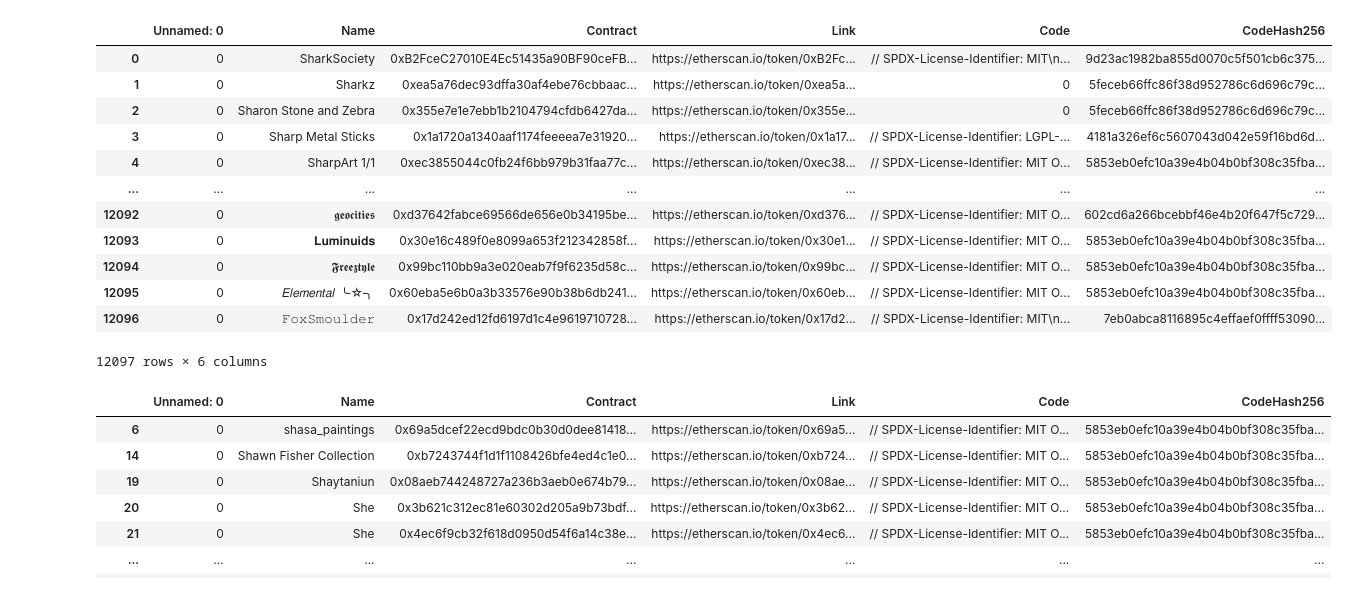
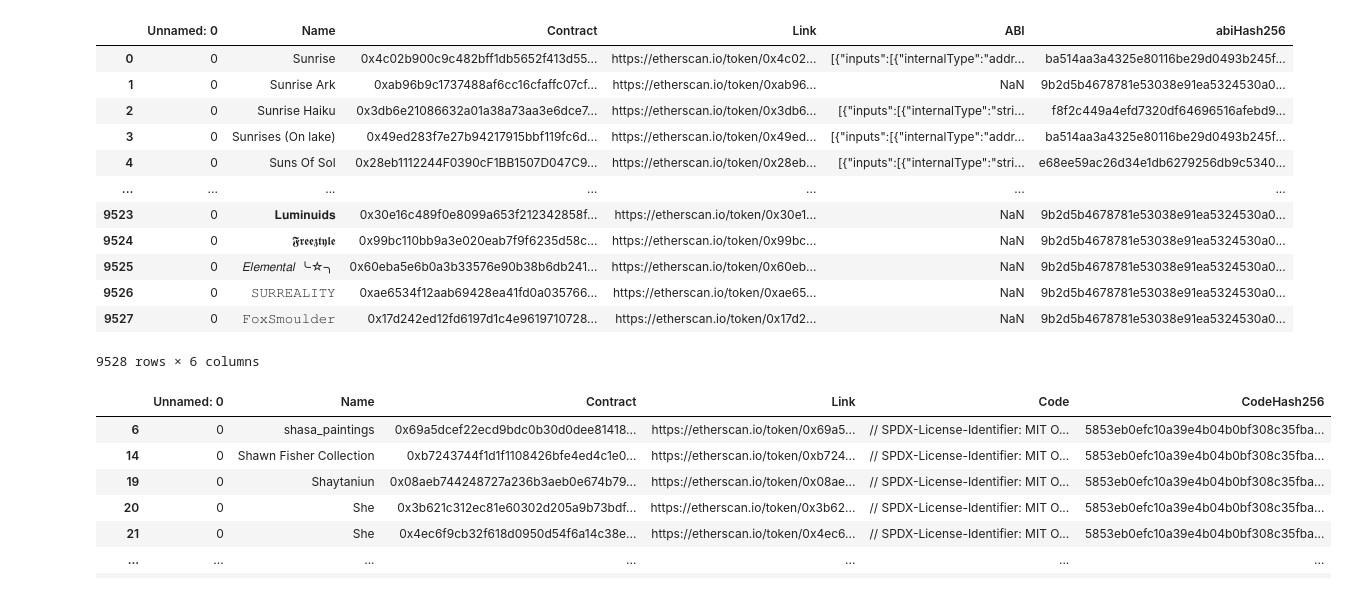
Before and after one commit to alexfrancow/nfts_research, a Jupyter notebook: Untitled.ipynb, the cells around one changed output. Saved outputs shown, nothing was run; the diff lists cells and outputs as text; code cells hidden in the pictures.

```diff
--- a/Untitled.ipynb
+++ b/Untitled.ipynb
@@ -145,27 +145,27 @@ df
 # %%
-df = pd.read_csv('data122.csv')
+df = pd.read_excel('data105_abi.xlsx')
 
 # replace none value in code with empty string
-df.replace(to_replace=[None], value=0, inplace=True)
+df.replace(to_replace=['NaN'], value=0, inplace=True)
 
 # create a new column with the hash 256 of the code column
 import hashlib
-df['CodeHash256'] = df['Code'].apply(lambda x: hashlib.sha256((str(x)).encode('utf-8')).hexdigest())
+df['abiHash256'] = df['ABI'].apply(lambda x: hashlib.sha256((str(x)).encode('utf-8')).hexdigest())
 df
 # %% [output]
-|  | Unnamed: 0 | Name | Contract | Link | Code | CodeHash256 |
-| 0 | 0 | SharkSociety | 0xB2FceC27010E4Ec51435a90BF90ceFB... | https://etherscan.io/token/0xB2Fc... | // SPDX-License-Identifier: MIT\n... | 9d23ac1982ba855d0070c5f501cb6c375... |
-| 1 | 0 | Sharkz | 0xea5a76dec93dffa30af4ebe76cbbaac... | https://etherscan.io/token/0xea5a... | 0 | 5feceb66ffc86f38d952786c6d696c79c... |
-| 2 | 0 | Sharon Stone and Zebra | 0x355e7e1e7ebb1b2104794cfdb6427da... | https://etherscan.io/token/0x355e... | 0 | 5feceb66ffc86f38d952786c6d696c79c... |
-| 3 | 0 | Sharp Metal Sticks | 0x1a1720a1340aaf1174feeeea7e31920... | https://etherscan.io/token/0x1a17... | // SPDX-License-Identifier: LGPL-... | 4181a326ef6c5607043d042e59f16bd6d... |
-| 4 | 0 | SharpArt 1/1 | 0xec3855044c0fb24f6bb979b31faa77c... | https://etherscan.io/token/0xec38... | // SPDX-License-Identifier: MIT O... | 5853eb0efc10a39e4b04b0bf308c35fba... |
+|  | Unnamed: 0 | Name | Contract | Link | ABI | abiHash256 |
+| 0 | 0 | Sunrise | 0x4c02b900c9c482bff1db5652f413d55... | https://etherscan.io/token/0x4c02... | [{"inputs":[{"internalType":"addr... | ba514aa3a4325e80116be29d0493b245f... |
+| 1 | 0 | Sunrise Ark | 0xab96b9c1737488af6cc16cfaffc07cf... | https://etherscan.io/token/0xab96... | NaN | 9b2d5b4678781e53038e91ea5324530a0... |
+| 2 | 0 | Sunrise Haiku | 0x3db6e21086632a01a38a73aa3e6dce7... | https://etherscan.io/token/0x3db6... | [{"inputs":[{"internalType":"stri... | f8f2c449a4efd7320df64696516afebd9... |
+| 3 | 0 | Sunrises (On lake) | 0x49ed283f7e27b94217915bbf119fc6d... | https://etherscan.io/token/0x49ed... | [{"inputs":[{"internalType":"addr... | ba514aa3a4325e80116be29d0493b245f... |
+| 4 | 0 | Suns Of Sol | 0x28eb1112244F0390cF1BB1507D047C9... | https://etherscan.io/token/0x28eb... | [{"inputs":[{"internalType":"stri... | e68ee59ac26d34e1db6279256db9c5340... |
 | ... | ... | ... | ... | ... | ... | ... |
-| 12092 | 0 | 𝖌𝖊𝖔𝖈𝖎𝖙𝖎𝖊𝖘 | 0xd37642fabce69566de656e0b34195be... | https://etherscan.io/token/0xd376... | // SPDX-License-Identifier: MIT O... | 602cd6a266bcebbf46e4b20f647f5c729... |
-| 12093 | 0 | 𝐋𝐮𝐦𝐢𝐧𝐮𝐢𝐝𝐬 | 0x30e16c489f0e8099a653f212342858f... | https://etherscan.io/token/0x30e1... | // SPDX-License-Identifier: MIT O... | 5853eb0efc10a39e4b04b0bf308c35fba... |
-| 12094 | 0 | 𝕱𝖗𝖊𝖊𝖟𝖙𝖞𝖑𝖊 | 0x99bc110bb9a3e020eab7f9f6235d58c... | https://etherscan.io/token/0x99bc... | // SPDX-License-Identifier: MIT O... | 5853eb0efc10a39e4b04b0bf308c35fba... |
-| 12095 | 0 | 𝐸𝑙𝑒𝑚𝑒𝑛𝑡𝑎𝑙 ╰☆╮ | 0x60eba5e6b0a3b33576e90b38b6db241... | https://etherscan.io/token/0x60eb... | // SPDX-License-Identifier: MIT O... | 5853eb0efc10a39e4b04b0bf308c35fba... |
-| 12096 | 0 | 𝙵𝚘𝚡𝚂𝚖𝚘𝚞𝚕𝚍𝚎𝚛 | 0x17d242ed12fd6197d1c4e9619710728... | https://etherscan.io/token/0x17d2... | // SPDX-License-Identifier: MIT\n... | 7eb0abca8116895c4effaef0ffff53090... |
+| 9523 | 0 | 𝐋𝐮𝐦𝐢𝐧𝐮𝐢𝐝𝐬 | 0x30e16c489f0e8099a653f212342858f... | https://etherscan.io/token/0x30e1... | NaN | 9b2d5b4678781e53038e91ea5324530a0... |
+| 9524 | 0 | 𝕱𝖗𝖊𝖊𝖟𝖙𝖞𝖑𝖊 | 0x99bc110bb9a3e020eab7f9f6235d58c... | https://etherscan.io/token/0x99bc... | NaN | 9b2d5b4678781e53038e91ea5324530a0... |
+| 9525 | 0 | 𝐸𝑙𝑒𝑚𝑒𝑛𝑡𝑎𝑙 ╰☆╮ | 0x60eba5e6b0a3b33576e90b38b6db241... | https://etherscan.io/token/0x60eb... | NaN | 9b2d5b4678781e53038e91ea5324530a0... |
+| 9526 | 0 | 𝚂𝚄𝚁𝚁𝙴𝙰𝙻𝙸𝚃𝚈 | 0xae6534f12aab69428ea41fd0a035766... | https://etherscan.io/token/0xae65... | NaN | 9b2d5b4678781e53038e91ea5324530a0... |
+| 9527 | 0 | 𝙵𝚘𝚡𝚂𝚖𝚘𝚞𝚕𝚍𝚎𝚛 | 0x17d242ed12fd6197d1c4e9619710728... | https://etherscan.io/token/0x17d2... | NaN | 9b2d5b4678781e53038e91ea5324530a0... |
-12097 rows × 6 columns
+9528 rows × 6 columns
 # %%
 # Remove rows without code
 df = df[df.Code != 0]
```
Also changed, not shown: parts of 13 cells of this notebook, 2 other files.
